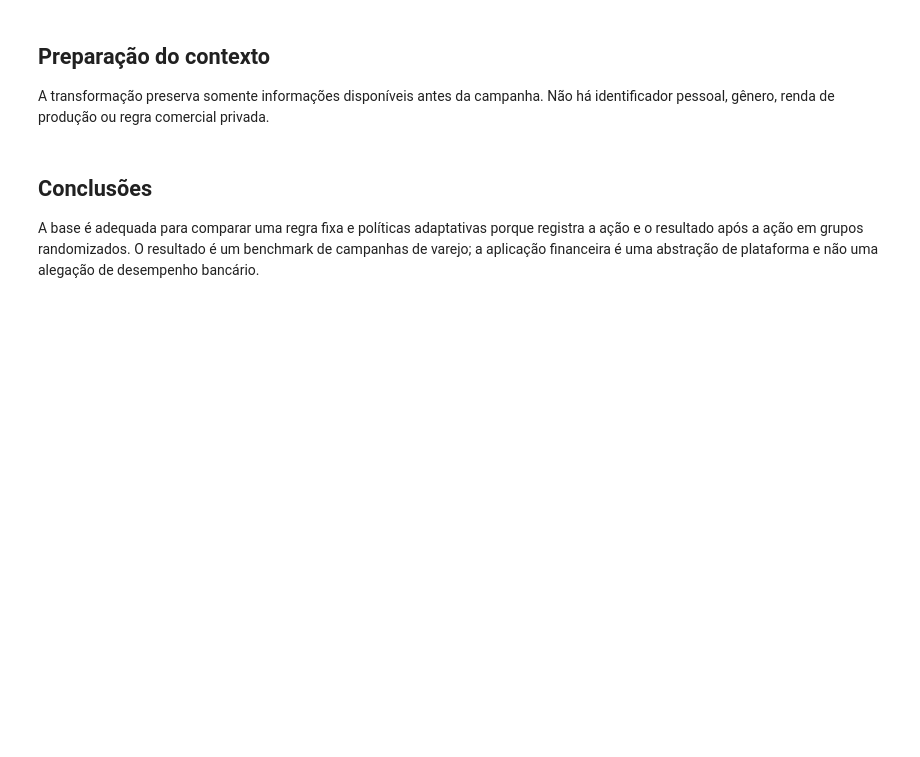
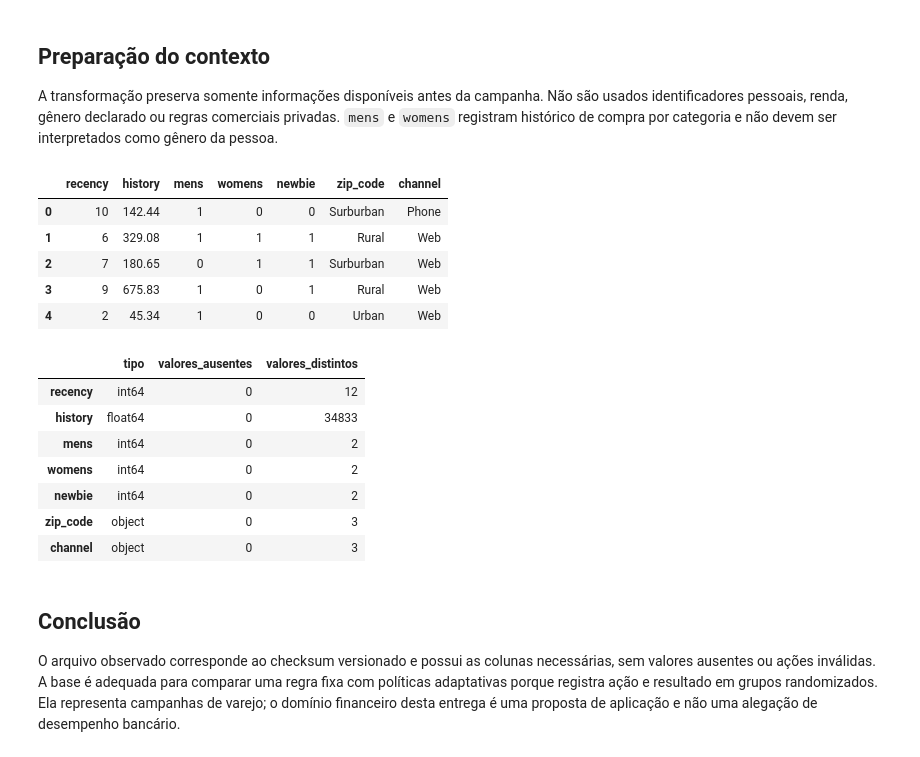
Before and after one commit to jonathancavalcante77/tech-challenge-fase5, a Jupyter notebook: notebooks/01_eda.ipynb, the cells around one changed output. Cells and saved outputs as stored; diff of their text form; code cells hidden in the pictures; blank space fills up the shorter version.

```diff
--- a/notebooks/01_eda.ipynb
+++ b/notebooks/01_eda.ipynb
@@ -38,4 +115,4 @@ quality
 # %% [markdown]
 ## Preparação do contexto
 
-A transformação preserva somente informações disponíveis antes da campanha. Não há identificador pessoal, gênero, renda de produção ou regra comercial privada.
+A transformação preserva somente informações disponíveis antes da campanha. Não são usados identificadores pessoais, renda, gênero declarado ou regras comerciais privadas. `mens` e `womens` registram histórico de compra por categoria e não devem ser interpretados como gênero da pessoa.
@@ -45,4 +119,30 @@ context.head()
+# %%
+context = prepare_context(frame)
+context_summary = pd.DataFrame(
+    {
+        "tipo": context.dtypes.astype(str),
+        "valores_ausentes": context.isna().sum(),
+        "valores_distintos": context.nunique(),
+    }
+)
+display(context.head())
+display(context_summary)
+# %% [output]
+|  | recency | history | mens | womens | newbie | zip_code | channel |
+| 0 | 10 | 142.44 | 1 | 0 | 0 | Surburban | Phone |
+| 1 | 6 | 329.08 | 1 | 1 | 1 | Rural | Web |
+| 2 | 7 | 180.65 | 0 | 1 | 1 | Surburban | Web |
+| 3 | 9 | 675.83 | 1 | 0 | 1 | Rural | Web |
+| 4 | 2 | 45.34 | 1 | 0 | 0 | Urban | Web |
+|  | tipo | valores_ausentes | valores_distintos |
+| recency | int64 | 0 | 12 |
+| history | float64 | 0 | 34833 |
+| mens | int64 | 0 | 2 |
+| womens | int64 | 0 | 2 |
+| newbie | int64 | 0 | 2 |
+| zip_code | object | 0 | 3 |
+| channel | object | 0 | 3 |
 # %% [markdown]
-## Conclusões
+## Conclusão
 
-A base é adequada para comparar uma regra fixa e políticas adaptativas porque registra a ação e o resultado após a ação em grupos randomizados. O resultado é um benchmark de campanhas de varejo; a aplicação financeira é uma abstração de plataforma e não uma alegação de desempenho bancário.
+O arquivo observado corresponde ao checksum versionado e possui as colunas necessárias, sem valores ausentes ou ações inválidas. A base é adequada para comparar uma regra fixa com políticas adaptativas porque registra ação e resultado em grupos randomizados. Ela representa campanhas de varejo; o domínio financeiro desta entrega é uma proposta de aplicação e não uma alegação de desempenho bancário.
```
Also changed, not shown: parts of 8 cells of this notebook, 40 other files.
